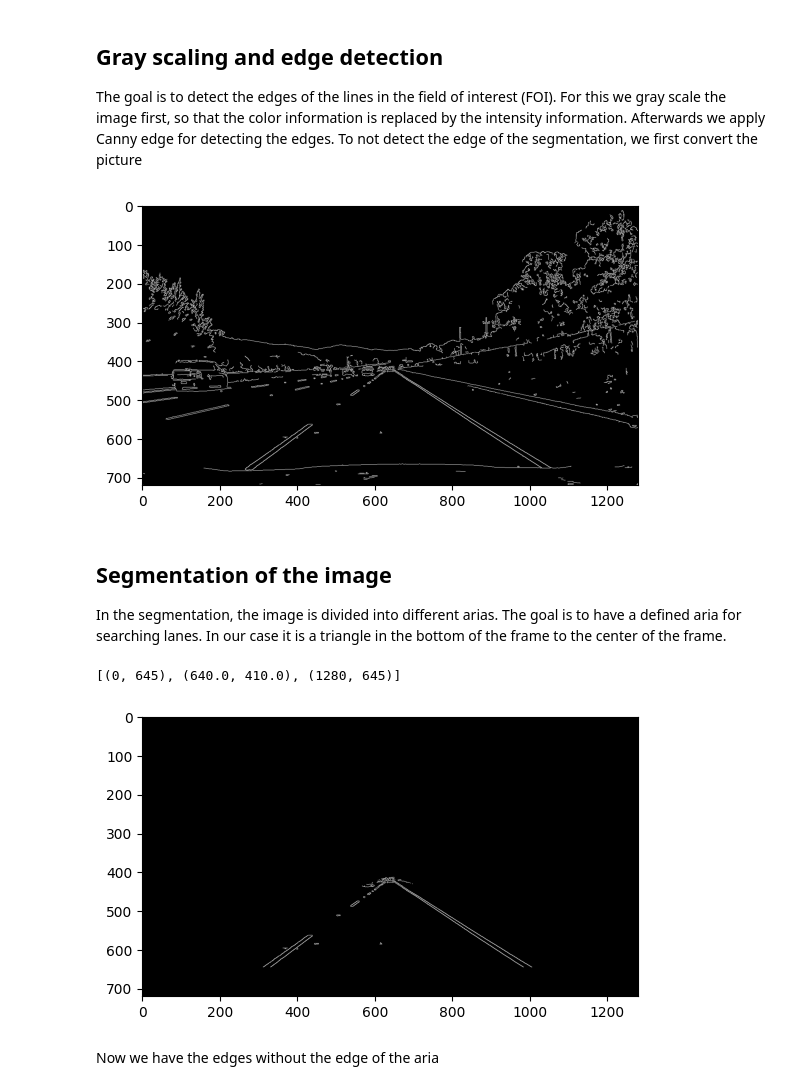
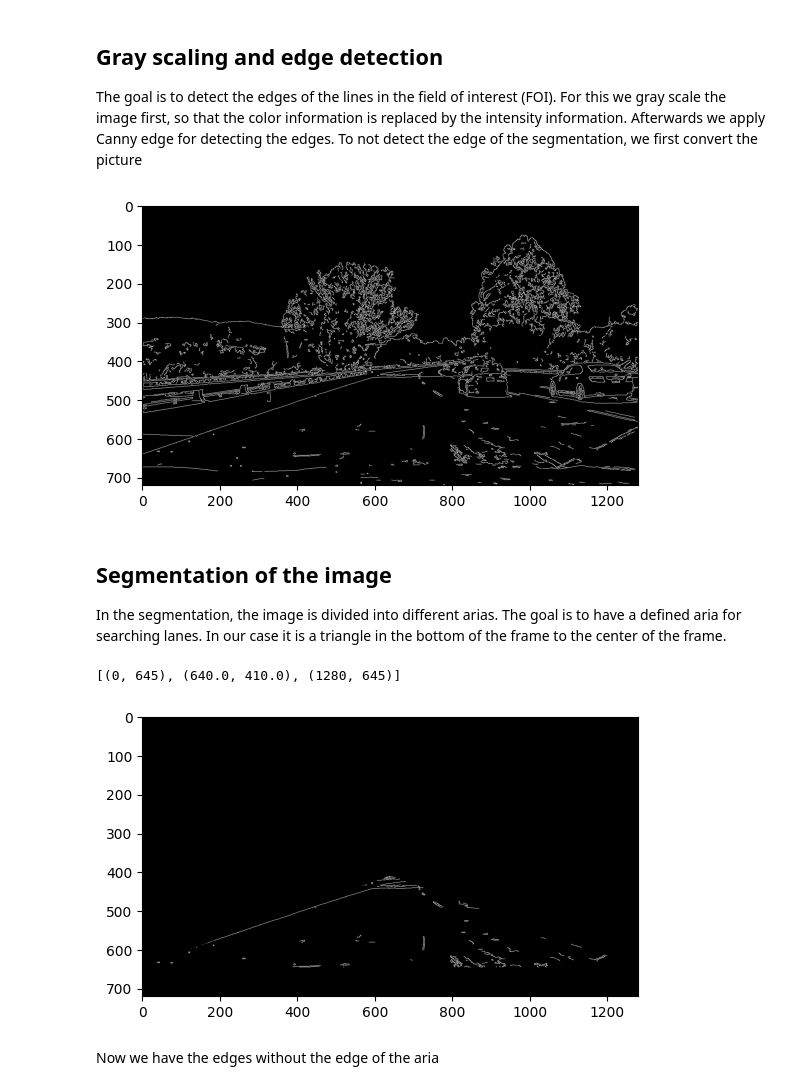
Before and after one commit to Super-T02/Spurerkennung, a Jupyter notebook: Projekt_Spurerkennung_v2.ipynb, the cells around one changed output. Cells and saved outputs as stored; diff of their text form; code cells hidden in the pictures.

```diff
--- a/Projekt_Spurerkennung_v2.ipynb
+++ b/Projekt_Spurerkennung_v2.ipynb
@@ -206,21 +206,21 @@ the segmentation, we first convert the picture
 # %%
 
 # img = cv.imread('img/Udacity/image001.jpg', cv.COLOR_BGR2RGB)
-img = cv.imread('img/Udacity/image002.jpg', cv.COLOR_BGR2RGB)
-# img = cv.imread('img/Udacity/image003.jpg', cv.COLOR_BGR2RGB)
+# img = cv.imread('img/Udacity/image002.jpg', cv.COLOR_BGR2RGB)
+img = cv.imread('img/Udacity/image003.jpg', cv.COLOR_BGR2RGB)
 # img = cv.imread('img/Udacity/image004.jpg', cv.COLOR_BGR2RGB)
 
 # Gray scale the image
 gray_img = cv.cvtColor(img, cv.COLOR_RGB2GRAY)
 
 # Canny edge detection
 canny_img = cv.Canny(gray_img, 100, 200)
 
 plt.figure()
 plt.imshow(canny_img, cmap='gray')
 plt.show()
 # %% [output]
-[figure, old version]
+[figure, new version]
 # %% [markdown]
 ## Segmentation of the image
 In the segmentation, the image is divided into different arias. The
@@ -260,7 +260,7 @@ plt.imshow(img_region, cmap='gray')
 plt.show()
 # %% [output]
 [(0, 645), (640.0, 410.0), (1280, 645)]
-[figure, old version]
+[figure, new version]
 # %% [markdown]
 Now we have the edges without the edge of the aria
 # %% [markdown]
```
Also changed, not shown: parts of 1 cell of this notebook, 1 other file.
